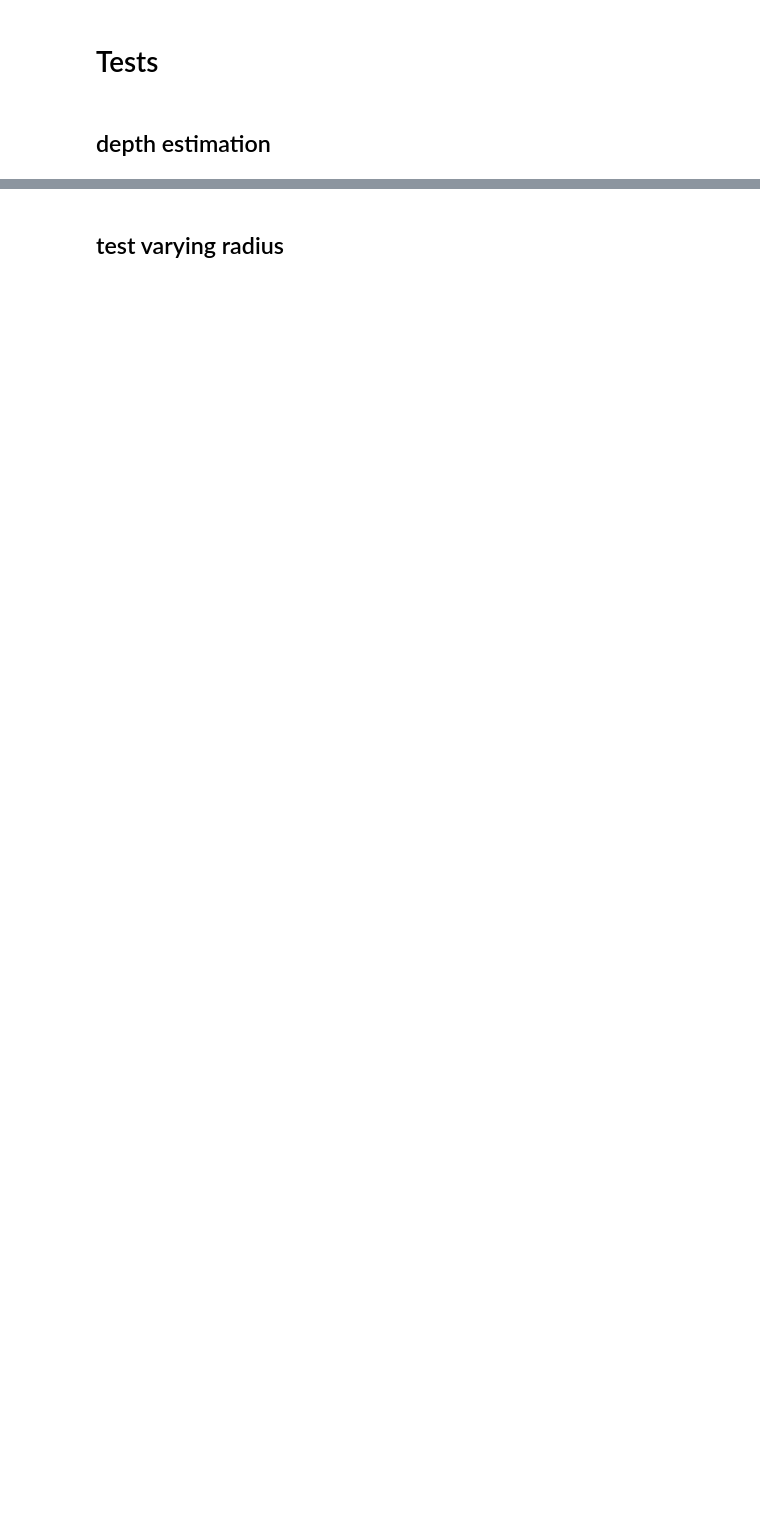
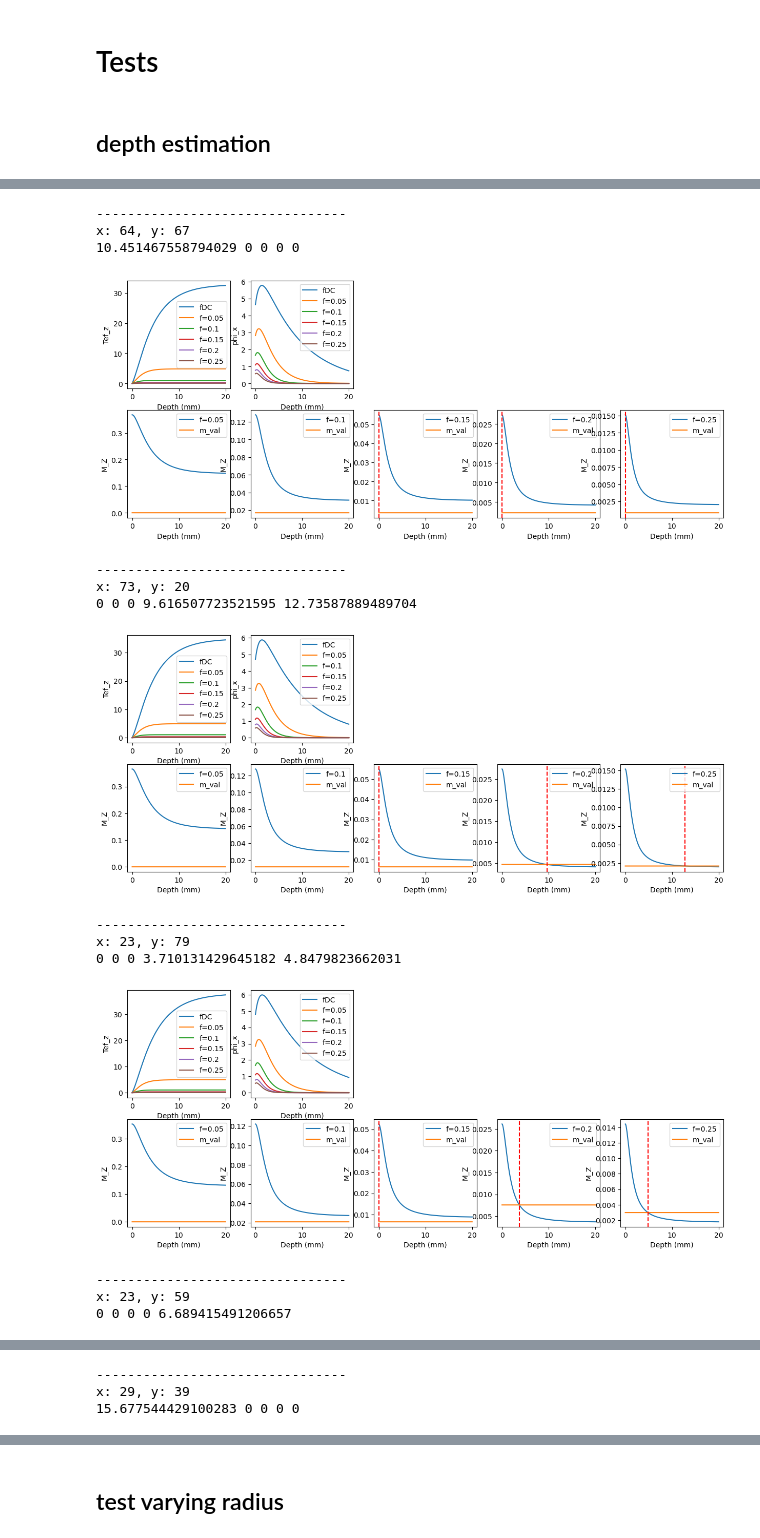
Before and after one commit to VictorH2208/gtx, a Jupyter notebook: numerical/analytical.ipynb, the cells around one changed output, grey strips where cells are left out. Drawn from its saved outputs; the diff is of its cells as text; code cells hidden in the pictures; blank space fills up the shorter version.

```diff
--- a/numerical/analytical.ipynb
+++ b/numerical/analytical.ipynb
@@ -845,0 +906,48 @@ Intersection of depth and estimated depth is 0.8813931597113273
+# %%
+filepath = "data/cylinder/h1_r5_d0.mat"
+data = load_cylinder_data(filepath)
+sample_data = {
+    'fluorescence': data['F'],
+    'optical_props': data['OP'],
+    'reflectance': data['RE'],
+    'depth': data['DF'],
+    'concentration': data['QF']
+}
+
+F = sample_data.get('fluorescence')
+op = sample_data.get('optical_props')
+
+mua_x = op[..., 0]
+mus_x = op[..., 1]
+# mua_m, mus_m = extrapolate_opt_prop(mua_x, mus_x, 630, 700, absorber='IndiaInk', scatterer='Intralipid')
+mua_m = mua_x
+mus_m = mus_x
+
+fx = [0, 0.05, 0.1, 0.15, 0.2, 0.25]
+fx = np.array(fx)
+
+numericalVars = {
+    'fxDependence': True,
+    'hFl': 20,
+    'zDelta': 0.01,
+    'layerFl': 'top',
+    'depth_offset': 0,
+}
+z_est, q_est = plot_fluorescence_depth_vs_others(F, fx, mua_x, mus_x, mua_m, mus_m, 1.4, numericalVars)
+plot_depth(sample_data, z_est, type='depth')
+# %% [output]
+--------------------------------
+x: 64, y: 67
+10.451467558794029 0 0 0 0
+[figure, added]
+--------------------------------
+x: 73, y: 20
+0 0 0 9.616507723521595 12.73587889489704
+[figure, added]
+--------------------------------
+x: 23, y: 79
+0 0 0 3.710131429645182 4.8479823662031
+[figure, added]
+--------------------------------
+x: 23, y: 59
+0 0 0 0 6.689415491206657
@@ -845,0 +955,3 @@ Intersection of depth and estimated depth is 0.8813931597113273
+--------------------------------
+x: 29, y: 39
+15.677544429100283 0 0 0 0
```
Also changed, not shown: parts of 14 cells of this notebook.
